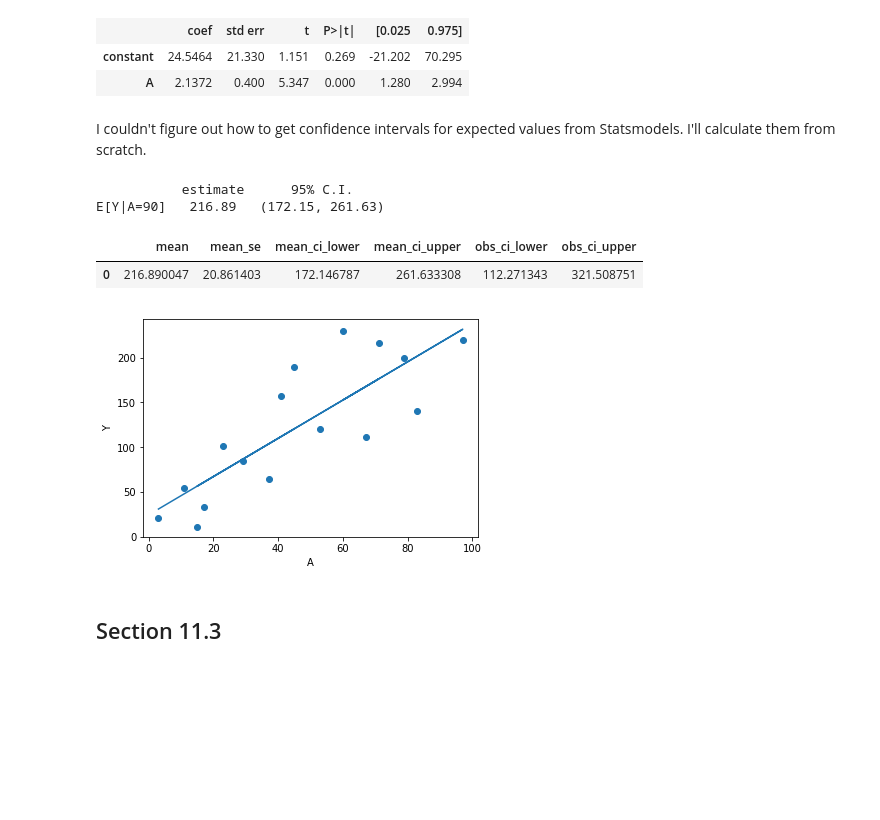
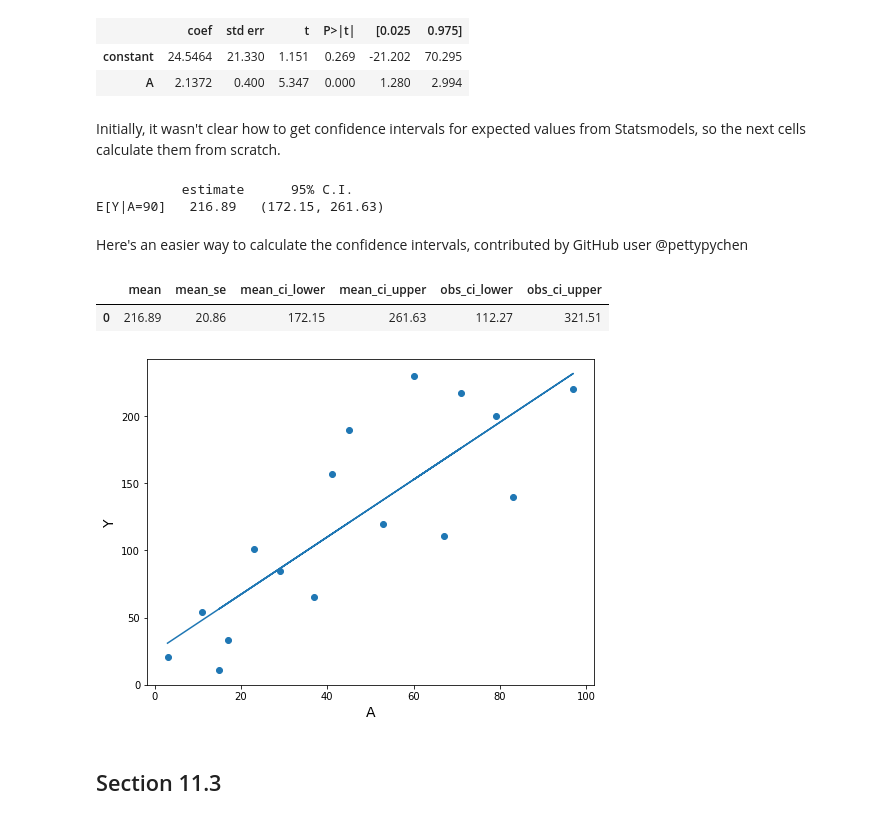
Before and after one commit to jrfiedler/causal_inference_python_code, a Jupyter notebook: chapter11.ipynb, the cells around one changed output. Drawn from its saved outputs; the diff is of its cells as text; code cells hidden in the pictures; blank space fills up the shorter version.

```diff
--- a/chapter11.ipynb
+++ b/chapter11.ipynb
@@ -116,7 +116,7 @@ summary.tables[1]
 | constant | 24.5464 | 21.330 | 1.151 | 0.269 | -21.202 | 70.295 |
 | A | 2.1372 | 0.400 | 5.347 | 0.000 | 1.280 | 2.994 |
 # %% [markdown]
-I couldn't figure out how to get confidence intervals for expected values from Statsmodels. I'll calculate them from scratch.
+Initially, it wasn't clear how to get confidence intervals for expected values from Statsmodels, so the next cells calculate them from scratch.
 # %%
 n = df3.shape[0]
 yvar = (res.resid * res.resid).sum() / (n - 2)  # = res.mse_resid
@@ -135,23 +135,23 @@ print(
 # %% [output]
            estimate      95% C.I.
 E[Y|A=90]   216.89   (172.15, 261.63)
-# %%
-# Alternative method of calculating the expected value of Y when A =90
-# .get_prediction is an easier way of calculating the expected value and 95% CI
-pred = res.get_prediction(exog=[1,90])
-pred.summary_frame()
-# %% [output]
-|  | mean | mean_se | mean_ci_lower | mean_ci_upper | obs_ci_lower | obs_ci_upper |
-| 0 | 216.890047 | 20.861403 | 172.146787 | 261.633308 | 112.271343 | 321.508751 |
+# %% [markdown]
+Here's an easier way to calculate the confidence intervals, contributed by GitHub user @pettypychen
+# %%
+pred = res.get_prediction(exog=[1, 90])
+pred.summary_frame().round(2)
+# %% [output]
+|  | mean | mean_se | mean_ci_lower | mean_ci_upper | obs_ci_lower | obs_ci_upper |
+| 0 | 216.89 | 20.86 | 172.15 | 261.63 | 112.27 | 321.51 |
 # %%
-fig, ax = plt.subplots()
+fig, ax = plt.subplots(figsize=(8, 6))
 
 ax.scatter(df3.A, df3.Y)
 ax.plot(df3.A, res.predict(df3[['constant', 'A']]))
-ax.set_xlabel('A')
-ax.set_ylabel('Y');
+ax.set_xlabel('A', fontsize=14)
+ax.set_ylabel('Y', fontsize=14);
 # %% [output]
-[figure, old version]
+[figure, new version]
 # %% [markdown]
 ## Section 11.3
 # %% [markdown]
```
Also changed, not shown: parts of 10 cells of this notebook, 6 other files.
